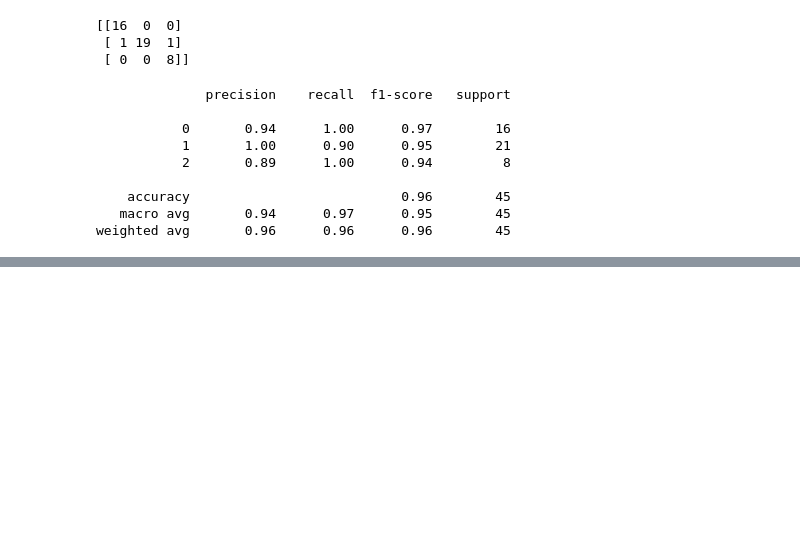
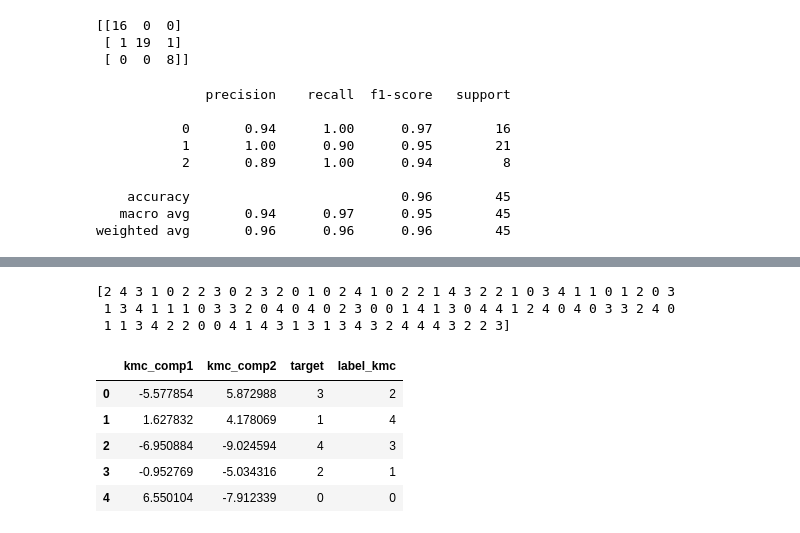
Before and after one commit to seoinhyeok96/python_data_class, a Jupyter notebook: 머신 러닝/머신러닝 3일차.ipynb, the cells around one changed output, grey strips where cells are left out. Drawn from its saved outputs; the diff is of its cells as text; code cells hidden in the pictures; blank space fills up the shorter version.

```diff
--- a/머신 러닝/머신러닝 3일차.ipynb
+++ b/머신 러닝/머신러닝 3일차.ipynb
@@ -662,0 +689,29 @@ weighted avg       0.96      0.96      0.96        45
+# %%
+# k-means clustering
+from sklearn.cluster import KMeans
+kmc = KMeans(n_clusters=5,
+             init='random',
+             max_iter=100,
+             random_state=0)
+kmc.fit(X)
+label_kmc = kmc.labels_
+print(label_kmc)
+# %% [output]
+[2 4 3 1 0 2 2 3 0 2 3 2 0 1 0 2 4 1 0 2 2 1 4 3 2 2 1 0 3 4 1 1 0 1 2 0 3
+ 1 3 4 1 1 1 0 3 3 2 0 4 0 4 0 2 3 0 0 1 4 1 3 0 4 4 1 2 4 0 4 0 3 3 2 4 0
+ 1 1 3 4 2 2 0 0 4 1 4 3 1 3 1 3 4 3 2 4 4 4 3 2 2 3]
+# %%
+# 시각화를 위한 데이터프레임 생성
+import pandas as pd
+kmc_columns = ['kmc_comp1', 'kmc_comp2']
+X_kmc_df = pd.DataFrame(X, columns=kmc_columns)
+X_kmc_df['target'] = y
+X_kmc_df['label_kmc'] = label_kmc
+X_kmc_df.head(5)
+# %% [output]
+|  | kmc_comp1 | kmc_comp2 | target | label_kmc |
+| 0 | -5.577854 | 5.872988 | 3 | 2 |
+| 1 | 1.627832 | 4.178069 | 1 | 4 |
+| 2 | -6.950884 | -9.024594 | 4 | 3 |
+| 3 | -0.952769 | -5.034316 | 2 | 1 |
+| 4 | 6.550104 | -7.912339 | 0 | 0 |
```
Also changed, not shown: parts of 8 cells of this notebook.
